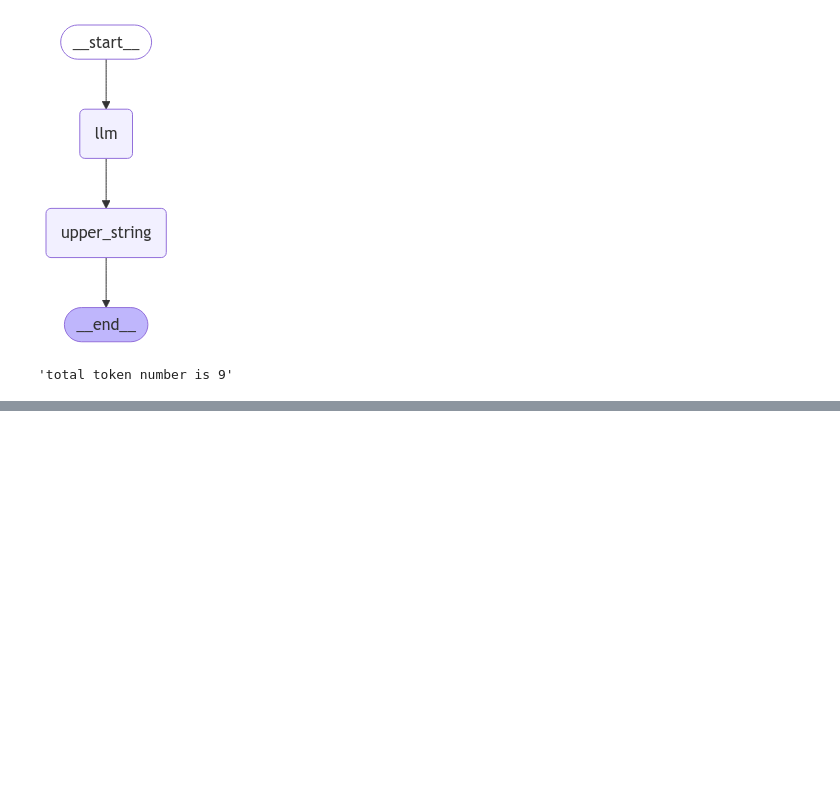
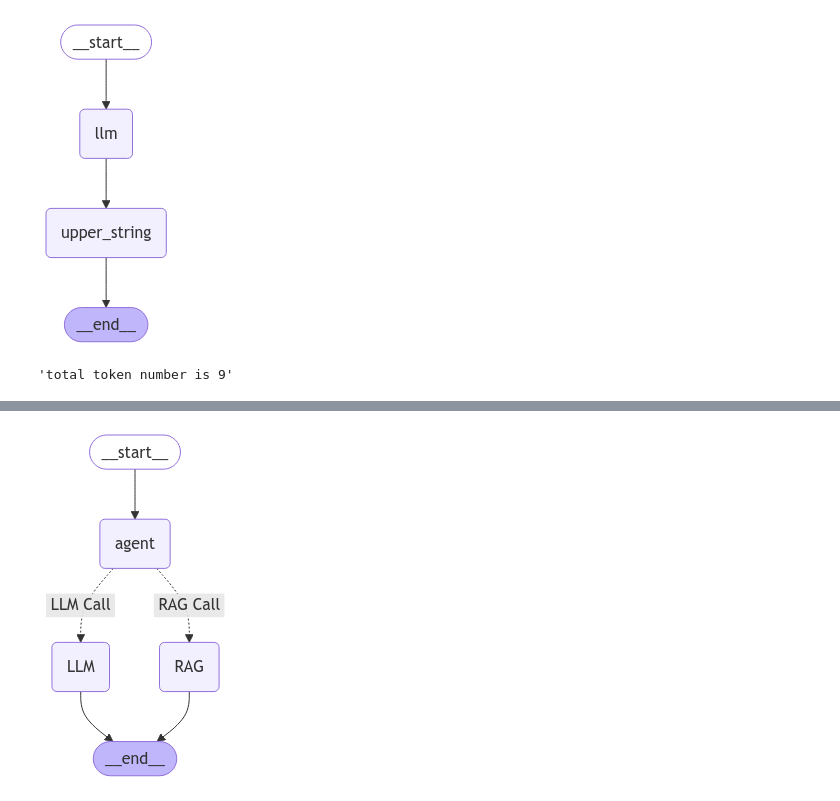
Before and after one commit to amsowmya/LangGraph-End-To-End, a Jupyter notebook: Langgraph_from_scratch/langgraph_scratch.ipynb, the cells around one changed output, grey strips where cells are left out. Saved outputs shown, nothing was run; the diff lists cells and outputs as text; code cells hidden in the pictures; blank space fills up the shorter version.

Commit message:
added langgraph code

```diff
--- a/Langgraph_from_scratch/langgraph_scratch.ipynb
+++ b/Langgraph_from_scratch/langgraph_scratch.ipynb
@@ -238,0 +416,2 @@ app3.invoke("what is genai explain in detail?")
+# %%
+AgentState['messages'].append('what is llama3')
@@ -238,0 +468,4 @@ app3.invoke("what is genai explain in detail?")
+# %%
+from langchain.output_parsers import PydanticOutputParser
+
+parser = PydanticOutputParser(pydantic_object=TopicSelectionParser)
@@ -238,0 +547,41 @@ app3.invoke("what is genai explain in detail?")
+# %%
+def function_3(state):
+  print("-> Calling LLM ->")
+  messages = state['messages']
+  question = messages[0]
+
+  complete_query = "Answer the following question with you knowledge of the real world. Following is the user question: " + question
+  response = llm.invoke(complete_query)
+  return {"messages": [response.content]}
+# %%
+from langgraph.graph import StateGraph, END
+
+workflow5 = StateGraph(AgentState)  # StateGraph with AgentState
+
+workflow5.add_node("agent", function_1)
+workflow5.add_node("RAG", function_2)
+workflow5.add_node("LLM", function_3)
+workflow5.set_entry_point("agent")
+
+workflow5.add_conditional_edges(
+    "agent",
+    router,
+    {
+        "RAG Call": "RAG",
+        "LLM Call": "LLM"
+    }
+)
+
+workflow5.add_edge("RAG", END)
+workflow5.add_edge("LLM", END)
+
+app5 = workflow5.compile()
+# %%
+from IPython.display import Image, display
+
+try:
+    display(Image(app5.get_graph().draw_mermaid_png()))
+except Exception as e:
+    print(e)
+# %% [output]
+[figure, added]
```
Also changed, not shown: parts of 41 cells of this notebook, 5 other files.
